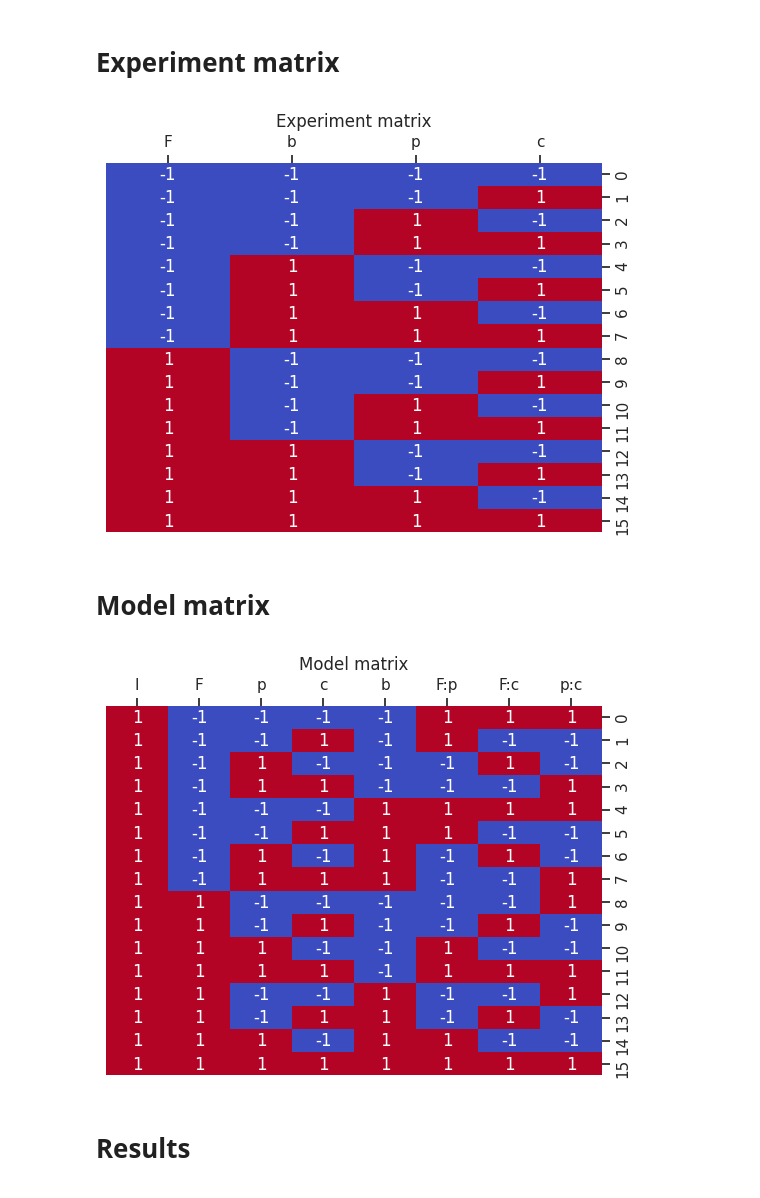
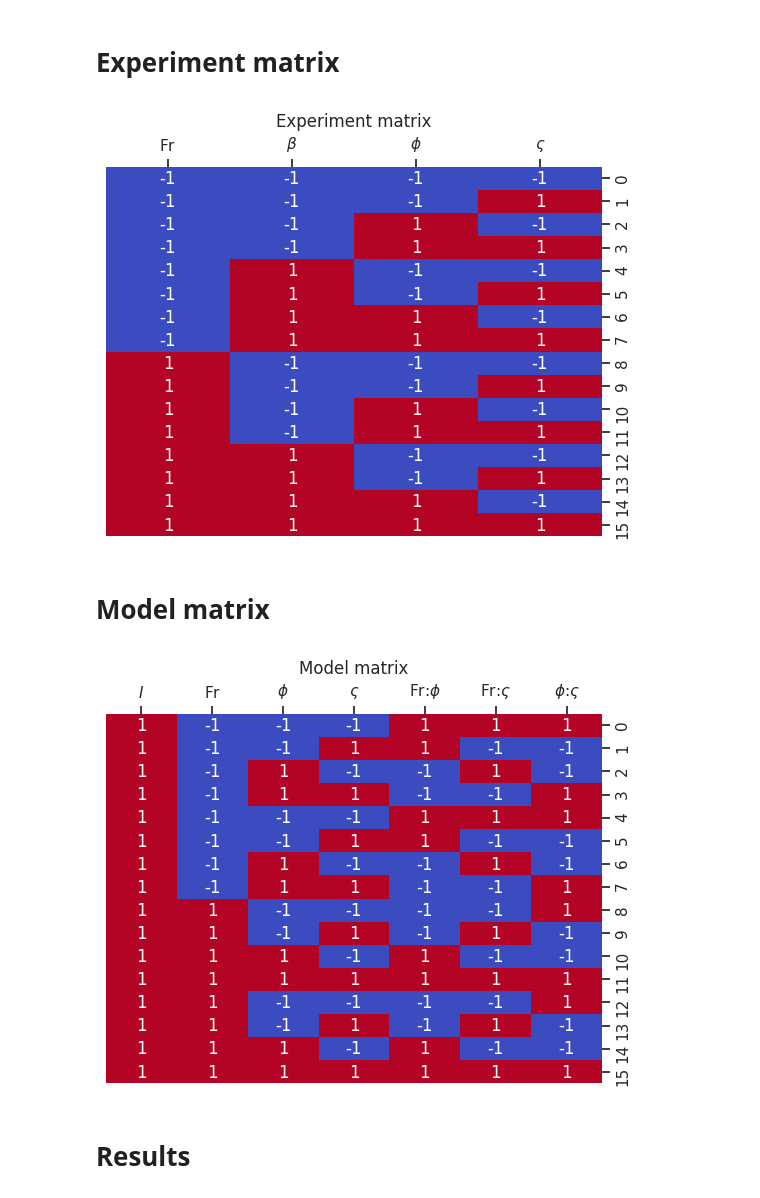
Before and after one commit to giboul/DoE_project, a Jupyter notebook: results_analysis_loglog.ipynb, the cells around one changed output. Saved outputs shown, nothing was run; the diff lists cells and outputs as text; code cells hidden in the pictures.

```diff
--- a/results_analysis_loglog.ipynb
+++ b/results_analysis_loglog.ipynb
@@ -1,4 +1,5 @@
 # %%
+from yaml import safe_load
 import numpy as np
 import sympy
 from matplotlib import pyplot as plt
@@ -6,10 +7,25 @@ import pandas as pd
 from scipy.stats import t
 from formulaic import model_matrix
 import seaborn as sns
+
+
 sns.set_theme()
 
+with open("config.yaml") as file:
+    config = safe_load(file)
+
+names = dict(
+    Intercept="$I$",
+    I="$I$",
+    F=r"$\mathrm{Fr}$",
+    p=r"$\phi$",
+    b=r"$\beta$",
+    c=r"$\varsigma$",
+)
+
 def show_matrix(m: pd.DataFrame, cmap="coolwarm", cbar=False, annot=True, **kwargs):
-    axim = sns.heatmap(m.rename(columns=dict(Intercept="I")), cmap=cmap, cbar=cbar, annot=annot, **kwargs)
+    cols = {name: ":".join([names[k] for k in name.split(":")]) for name in m.columns}
+    axim = sns.heatmap(m.rename(columns=cols), cmap=cmap, cbar=cbar, annot=annot, **kwargs)
     axim.xaxis.set_ticks_position("top")
     axim.yaxis.set_ticks_position("right")
 # %% [markdown]
@@ -17,28 +33,27 @@ def show_matrix(m: pd.DataFrame, cmap="coolwarm", cbar=False, annot=True, **kwar
 # %%
 %matplotlib inline
 E = pd.read_csv("matrix_experiment_standard.csv").rename(columns=dict(Fr="F"))
-# E = 0.5*(1+E)*(np.exp(1)-np.exp(-1)) + np.exp(-1)
 show_matrix(E)
 plt.title("Experiment matrix")
 plt.show()
 # %% [output]
-[figure, old version]
+[figure, new version]
 # %% [markdown]
 # Model matrix
 # %%
 %matplotlib inline
 M = model_matrix(
-    "F + p + c + b + F:p + F:c + p:c",
+    "F + p + c + F:p + F:c + p:c",
     E
 ).rename(columns=dict(Intercept="I"))
 M.to_csv("matrix_model.csv", index=False)
 
 plt.figure()
 show_matrix(M)
 plt.title("Model matrix")
 plt.show()
 # %% [output]
-[figure, old version]
+[figure, new version]
 # %% [markdown]
 # Results
 # %%
```
Also changed, not shown: parts of 12 cells of this notebook, 45 other files.
